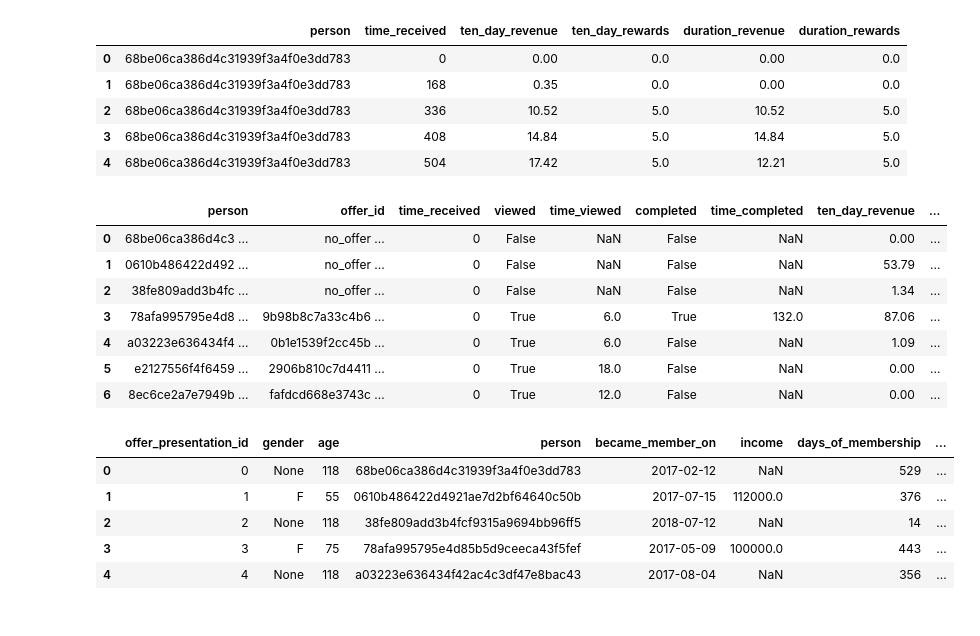
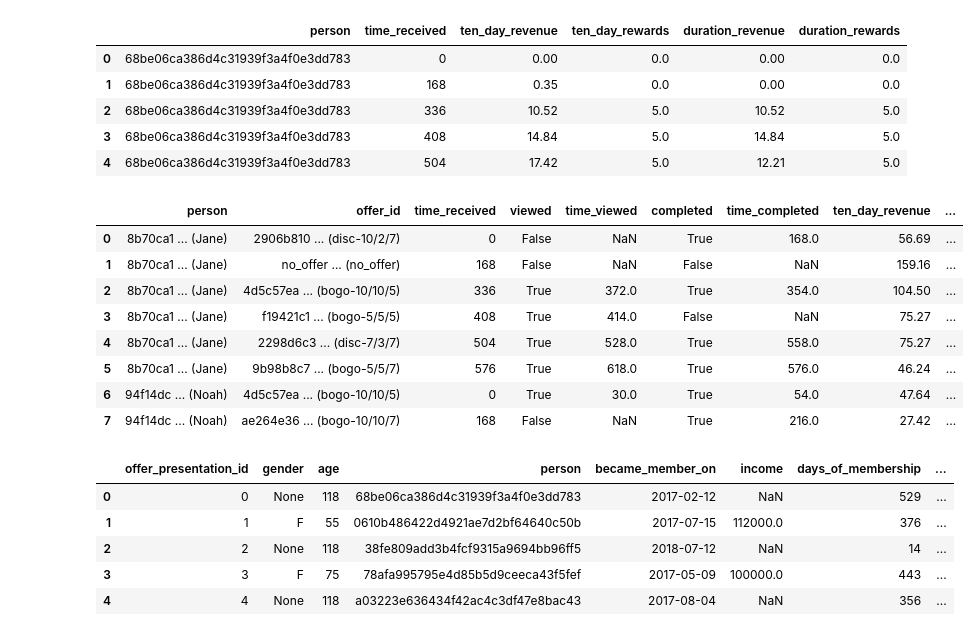
Before and after one commit to chapman-mcd/Starbucks_Sandbox, a Jupyter notebook: Starbucks_Sandbox.ipynb, the cells around one changed output. Saved outputs shown, nothing was run; the diff lists cells and outputs as text; code cells hidden in the pictures.

Commit message:
Added nicknames to example tables

```diff
--- a/Starbucks_Sandbox.ipynb
+++ b/Starbucks_Sandbox.ipynb
@@ -1613,20 +1614,28 @@ ten_day_revenues.head()
 | 4 | 68be06ca386d4c31939f3a4f0e3dd783 | 504 | 17.42 | 5.0 | 12.21 | 5.0 |
 # %%
 # create an attractive view of the final offers dataframe to show
-offers_rev_disp = pd.merge(offers_df, ten_day_revenues, on=['person', 'time_received'], how='left').head(100)
-offers_rev_disp['person'] = offers_rev_disp.person.str.slice(stop=15) + " ..."
-offers_rev_disp['offer_id'] = offers_rev_disp.offer_id.str.slice(stop=15) + " ..."
+person_1 = profile.iloc[43].id
+person_2 = profile.iloc[110].id
+offers_rev_disp = (pd.merge(offers_df, ten_day_revenues, on=['person', 'time_received'], how='left')
+                      .sort_values(['person', 'time_received'])).reset_index().drop(columns='index')
+offers_rev_disp = offers_rev_disp[offers_rev_disp.person.isin([person_1, person_2])]
+offers_rev_disp = pd.merge(offers_rev_disp, portfolio[['id', 'nickname']],
+                           left_on='offer_id', right_on='id', how='left')
+nicknames = ['Jane']*6 + ['Noah']*2
+offers_rev_disp['person'] = offers_rev_disp.person.str.slice(stop=7) + " ... (" + pd.Series(nicknames) + ")"
+offers_rev_disp['offer_id'] = offers_rev_disp.offer_id.str.slice(stop=8) + " ... (" + offers_rev_disp.nickname + ")"
 offers_rev_disp[['person', 'offer_id', 'time_received', 'viewed', 'time_viewed',
-                 'completed', 'time_completed', 'ten_day_revenue', 'ten_day_rewards']].head(7)
+                 'completed', 'time_completed', 'ten_day_revenue', 'ten_day_rewards']].head(8)
 # %% [output]
 |  | person | offer_id | time_received | viewed | time_viewed | completed | time_completed | ten_day_revenue | ... |
-| 0 | 68be06ca386d4c3 ... | no_offer ... | 0 | False | NaN | False | NaN | 0.00 | ... |
-| 1 | 0610b486422d492 ... | no_offer ... | 0 | False | NaN | False | NaN | 53.79 | ... |
-| 2 | 38fe809add3b4fc ... | no_offer ... | 0 | False | NaN | False | NaN | 1.34 | ... |
-| 3 | 78afa995795e4d8 ... | 9b98b8c7a33c4b6 ... | 0 | True | 6.0 | True | 132.0 | 87.06 | ... |
-| 4 | a03223e636434f4 ... | 0b1e1539f2cc45b ... | 0 | True | 6.0 | False | NaN | 1.09 | ... |
-| 5 | e2127556f4f6459 ... | 2906b810c7d4411 ... | 0 | True | 18.0 | False | NaN | 0.00 | ... |
-| 6 | 8ec6ce2a7e7949b ... | fafdcd668e3743c ... | 0 | True | 12.0 | False | NaN | 0.00 | ... |
+| 0 | 8b70ca1 ... (Jane) | 2906b810 ... (disc-10/2/7) | 0 | False | NaN | True | 168.0 | 56.69 | ... |
+| 1 | 8b70ca1 ... (Jane) | no_offer ... (no_offer) | 168 | False | NaN | False | NaN | 159.16 | ... |
+| 2 | 8b70ca1 ... (Jane) | 4d5c57ea ... (bogo-10/10/5) | 336 | True | 372.0 | True | 354.0 | 104.50 | ... |
+| 3 | 8b70ca1 ... (Jane) | f19421c1 ... (bogo-5/5/5) | 408 | True | 414.0 | False | NaN | 75.27 | ... |
+| 4 | 8b70ca1 ... (Jane) | 2298d6c3 ... (disc-7/3/7) | 504 | True | 528.0 | True | 558.0 | 75.27 | ... |
+| 5 | 8b70ca1 ... (Jane) | 9b98b8c7 ... (bogo-5/5/7) | 576 | True | 618.0 | True | 576.0 | 46.24 | ... |
+| 6 | 94f14dc ... (Noah) | 4d5c57ea ... (bogo-10/10/5) | 0 | True | 30.0 | True | 54.0 | 47.64 | ... |
+| 7 | 94f14dc ... (Noah) | ae264e36 ... (bogo-10/10/7) | 168 | False | NaN | True | 216.0 | 27.42 | ... |
 # %%
 # bring the ten day revenues into the offers dataframe, and add offer portfolio info
 offers_rev = pd.merge(offers_df, ten_day_revenues, on=['person', 'time_received'], how='left')
```
Also changed, not shown: parts of 13 cells of this notebook, 9 other files.
